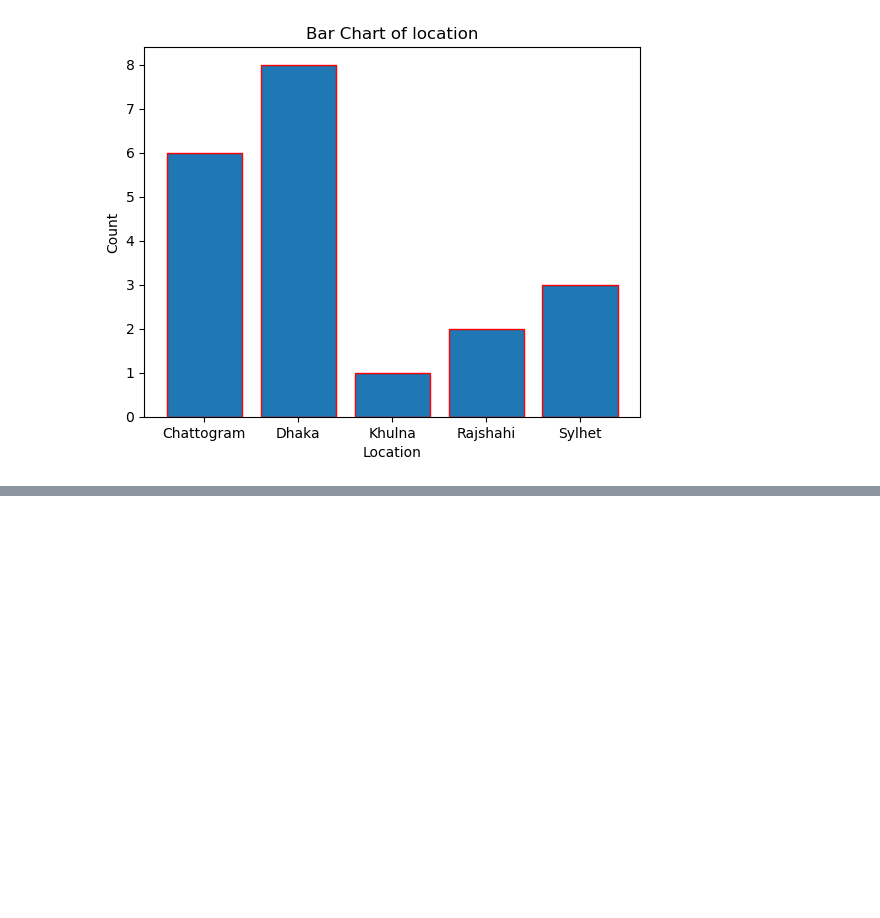
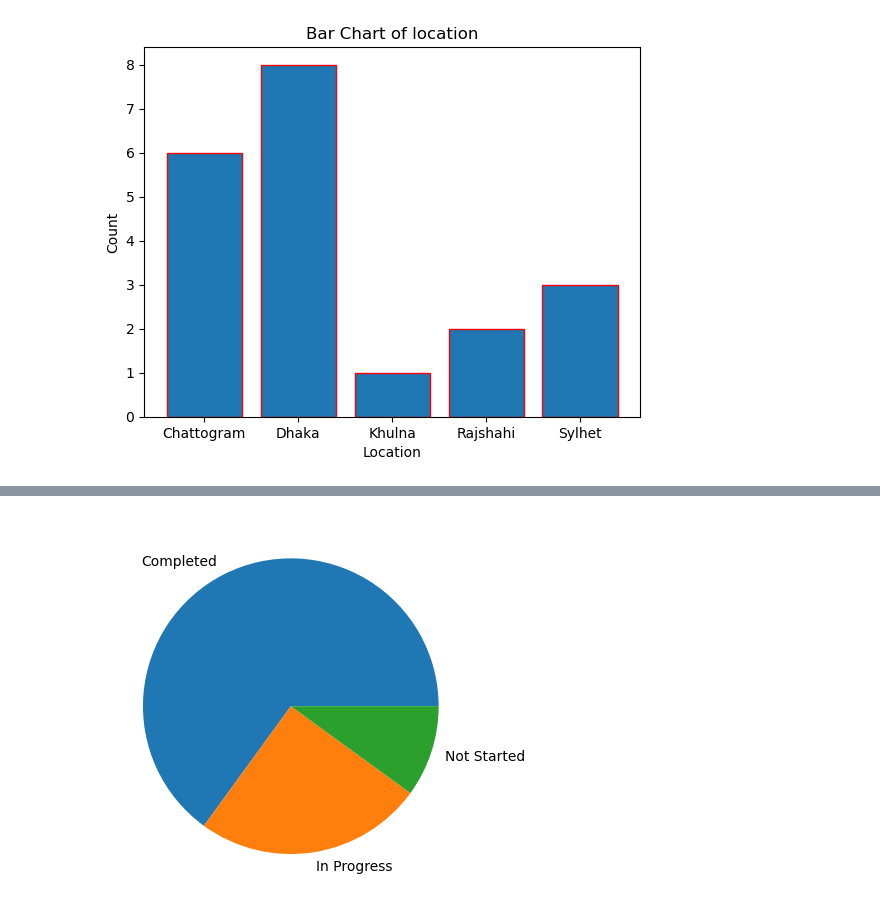
Before and after one commit to rabeyanoor/AI-ML, a Jupyter notebook: Week-4/Module_15.ipynb, the cells around one changed output, grey strips where cells are left out. Saved outputs shown, nothing was run; the diff lists cells and outputs as text; code cells hidden in the pictures; blank space fills up the shorter version.

```diff
--- a/Week-4/Module_15.ipynb
+++ b/Week-4/Module_15.ipynb
@@ -408,0 +436,7 @@ plt.show()
+# %%
+status=df.groupby('CompletionStatus').size()
+
+plt.pie(status,labels=status.index)
+plt.show()
+# %% [output]
+[figure, added]
```
Also changed, not shown: parts of 7 cells of this notebook.
